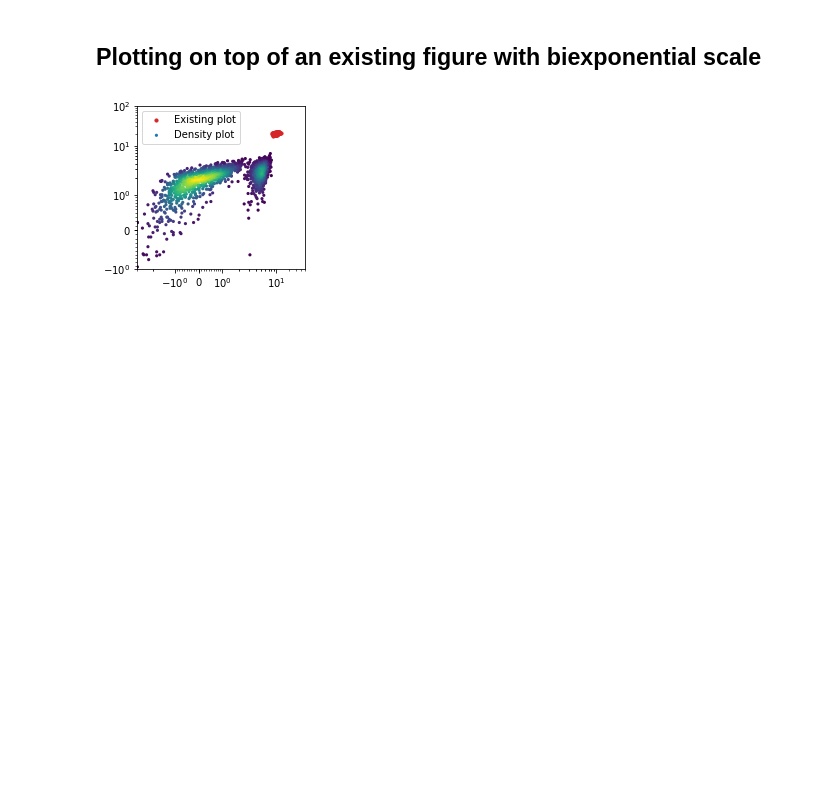
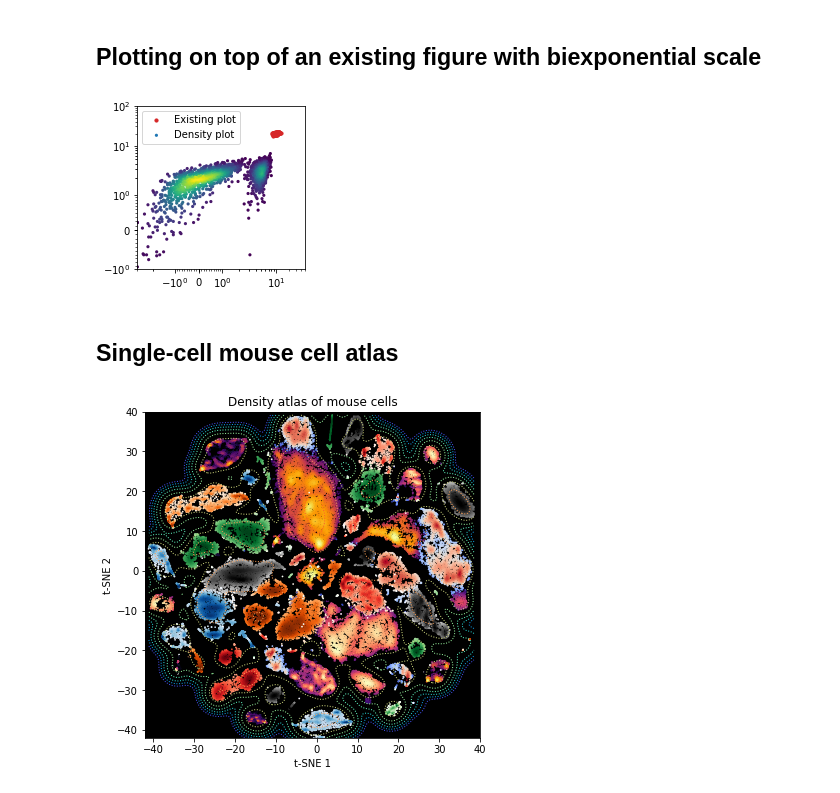
Before and after one commit to xuesoso/DensityPlot, a Jupyter notebook: tutorial.ipynb, the cells around one changed output. Cells and saved outputs as stored; diff of their text form; code cells hidden in the pictures; blank space fills up the shorter version.

Commit message:
added mouse cell atlas (CZ Biohub) example

```diff
--- a/tutorial.ipynb
+++ b/tutorial.ipynb
@@ -170,3 +170,25 @@ density2d(combined, ax=ax, alpha=0.03, s=10, mode='scatter', label='Density plot
 ax.legend();
 # %% [output]
 [figure]
+# %% [markdown]
+## Single-cell mouse cell atlas
+# %%
+import pandas as pd
+sc_in = './singleCell_data/'
+droplet_d = pd.read_csv(sc_in+'tsne_droplet.csv.gz', index_col=0)
+fig, ax = density2d(x=droplet_d['tSNE_1'], y=droplet_d['tSNE_2'], mode='contour', bins=400, figsize=(6, 6),
+                    cmap='rainbow', logz=True, normed=True, linestyles=':', linewidths=1,
+                    xlim=(-42, 40), ylim=(-42, 40),
+                    xlabel='t-SNE 1', ylabel='t-SNE 2');
+ax.set_facecolor('k')
+cmap_rotations = ['Reds', 'Blues', 'Greens', 'Oranges', 'Greys', 'coolwarm', 'magma', 'inferno']
+for u in np.unique(droplet_d['cluster']):
+    cmap = cmap_rotations.pop()
+    cmap_rotations.insert(0, cmap)
+    sub = (droplet_d['cluster'].values == u)
+    density2d(x=droplet_d.loc[sub, 'tSNE_1'], y=droplet_d.loc[sub, 'tSNE_2'], ax=ax, mode='scatter', bins=300, figsize=(6, 6),
+                          min_threshold=0.2, cmap=cmap, logz=True, alpha=0.5, s=3,
+                          mesh_order='bottom', title='Density atlas of mouse cells');
+fig.savefig('./examples/mouse_cell_density_atlas.png', bbox_inches='tight', dpi=300)
+# %% [output]
+[figure, added]
```
Also changed, not shown: 8 other files.
